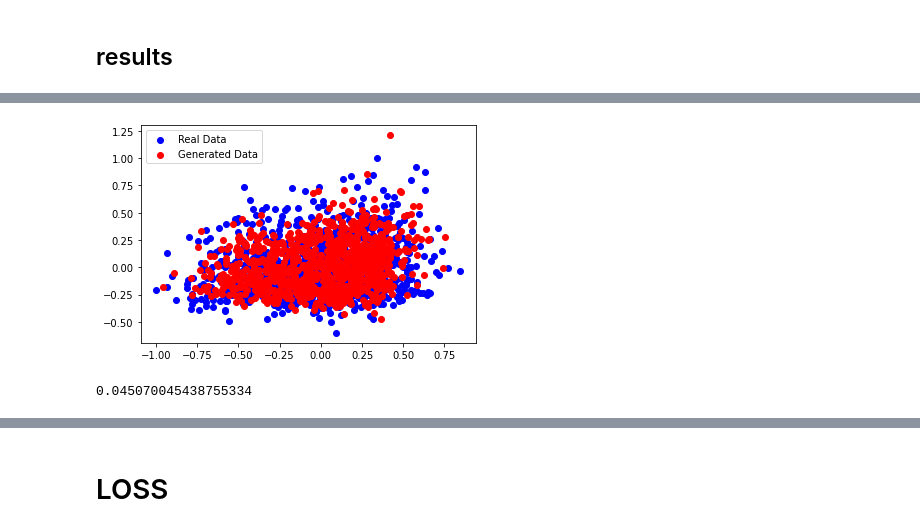
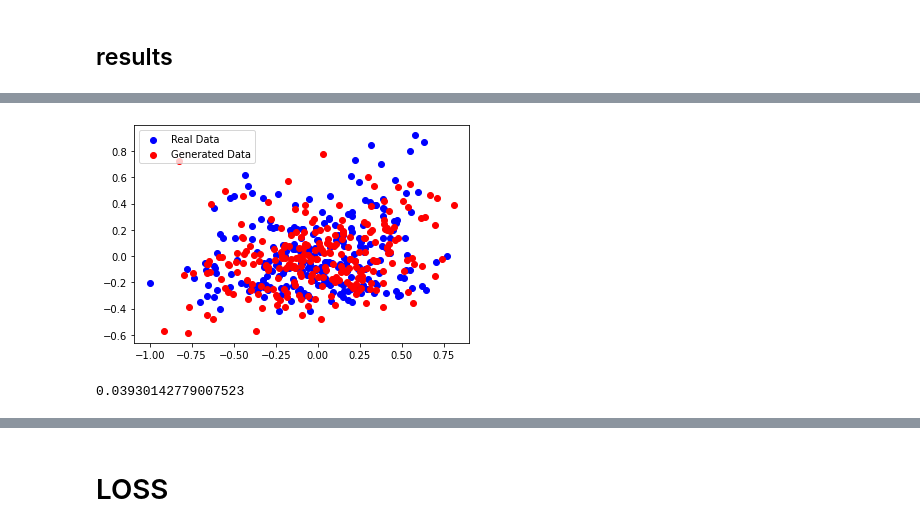
Before and after one commit to thomasloux/Genhack3-TheBlues, a Jupyter notebook: training.ipynb, the cells around one changed output, grey strips where cells are left out. Drawn from its saved outputs; the diff is of its cells as text; code cells hidden in the pictures.

```diff
--- a/training.ipynb
+++ b/training.ipynb
@@ -137,10 +203,13 @@ array([[ 0.18269326,  0.03490494,  0.38918654,  0.07149168],
 # %%
-from sklearn.model_selection import train_test_split
+def split(Y):
+    Ytrain, Ytest = train_test_split(Y, test_size=0.25)
+    return Ytrain, Ytest
 
 # Split the data into train and test sets
-Ytrain, Ytest = train_test_split(Y_corrected, test_size=0.25, random_state=42)
+Ytrain, Ytest = split(Y_corrected)
+KMtrain, KMtest = split(KMcorr)
 
 # Print the shapes of the train and test sets
-print("Train set shape:", Ytrain.shape)
-print("Test set shape:", Ytest.shape)
+print("Train set shape:", KMtrain.shape)
+print("Test set shape:", KMtest.shape)
 # %% [output]
@@ -149,12 +366,3 @@ Test set shape: (250, 4)
 # %% [markdown]
 # GENERATION
-# %%
-def dist(X,Y,n_projections=500):
-    n = len(Y)
-    a, b = np.ones((n,)) / n, np.ones((n,)) / n  # uniform distribution on samples
-
-    l=[]
-    for i in range(10):
-        l.append(ot.sliced_wasserstein_distance(X, Y, a, b, n_projections, seed=i))
-    return np.mean(l)
 # %% [markdown]
@@ -221,14 +420,14 @@ class GAN(nn.Module):
         return x
 
 # Compile the discriminator
-def compile_discriminator(discriminator, learning_rate=0.0002, beta_1=0.5):
-    optimizer = torch.optim.Adam(discriminator.parameters(), lr=learning_rate, betas=(beta_1, 0.999))
+def compile_discriminator(discriminator, learning_rate=0.001, beta_1=0.5):
+    optimizer = torch.optim.Adam(discriminator.parameters(), lr=learning_rate, betas=(beta_1, 0.90))
     criterion = nn.BCELoss()
     return optimizer, criterion
 
 # Compile the GAN
-def compile_gan(gan, learning_rate=0.0002, beta_1=0.5):
-    optimizer = torch.optim.Adam(gan.generator.parameters(), lr=learning_rate, betas=(beta_1, 0.999))
+def compile_gan(gan, learning_rate=0.00001, beta_1=0.5):
+    optimizer = torch.optim.Adam(gan.generator.parameters(), lr=learning_rate, betas=(beta_1, 0.90))
     criterion = nn.BCELoss()
     return optimizer, criterion
 
@@ -244,7 +443,7 @@ def generate_data(generator, samples, latent_dim):
 
 # Plot generated and real data
 def plot_generated_data(real_data, generated_data):
-    plt.scatter(real_data[:, 0], real_data[:, 1], color='blue', label='Real Data')
-    plt.scatter(generated_data[:, 0], generated_data[:, 1], color='red', label='Generated Data')
+    plt.scatter(real_data[:, -4], real_data[:, -3], color='blue', label='Real Data')
+    plt.scatter(generated_data[:, -4], generated_data[:, -3], color='red', label='Generated Data')
     plt.legend()
     plt.show()
@@ -550,0 +770,4 @@ loaded_generator = load_model("generator_model.h5")
+# %%
+# Load the generator model
+generator = Generator(latent_dim, ndim).to(device)
+generator.load_state_dict(torch.load('parameters/generator_model.pth'))
@@ -551,7 +818,7 @@ loaded_generator = load_model("generator_model.h5")
 # %%
-generated_data = generate_data(generator, 1000, latent_dim)
-plot_generated_data(Y_corrected, generated_data)
-print(dist(Y_corrected, generated_data))
+generated_data = generate_data(generator, 250, latent_dim)
+plot_generated_data(KMtest, generated_data)
+print(dist(KMtest[:,-4:], generated_data[:,-4:]))
 # %% [output]
-[figure, old version]
+[figure, new version]
-0.045070045438755334
+0.03930142779007523
```
Also changed, not shown: parts of 51 cells of this notebook, 4 other files.
